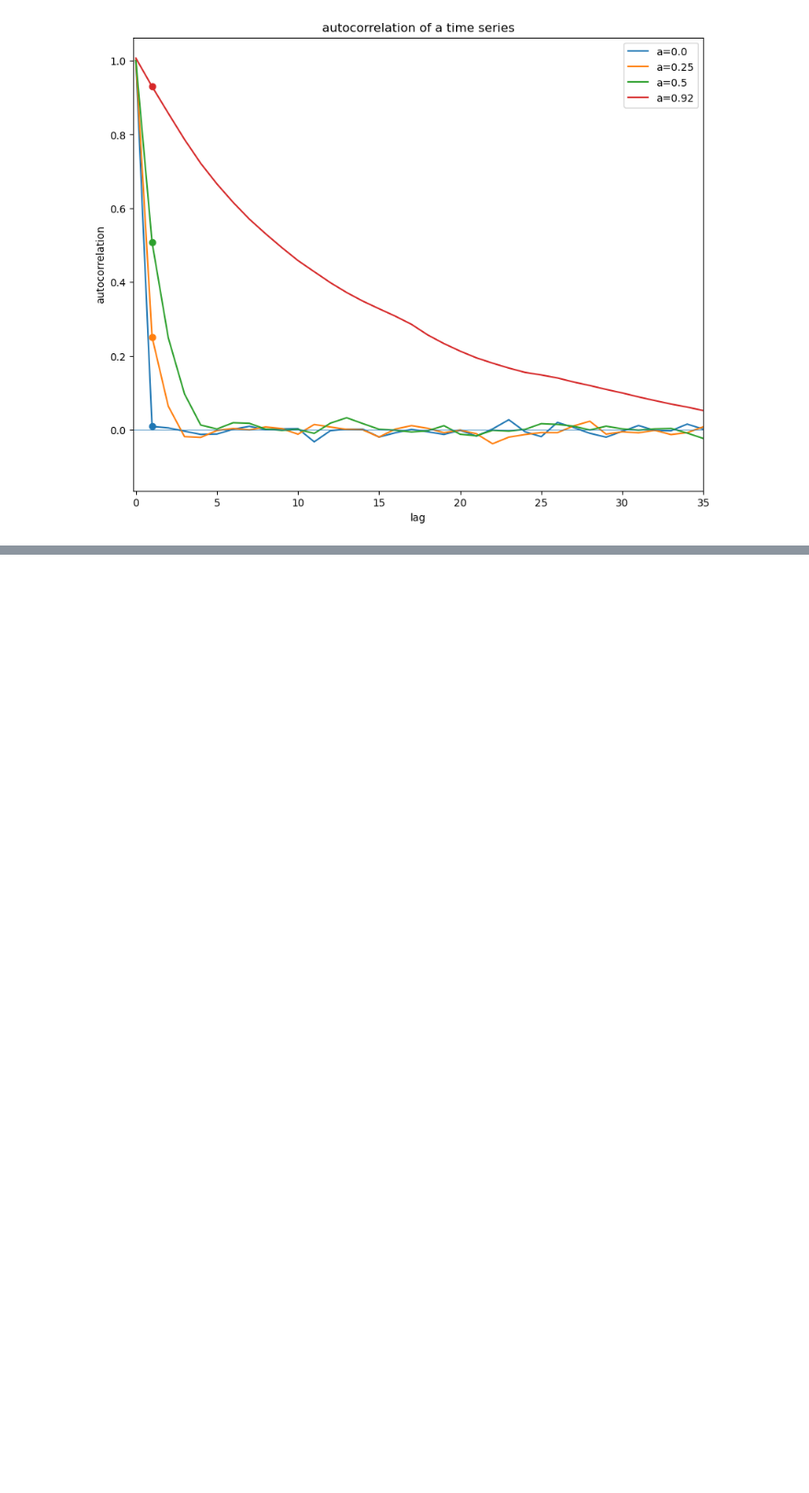
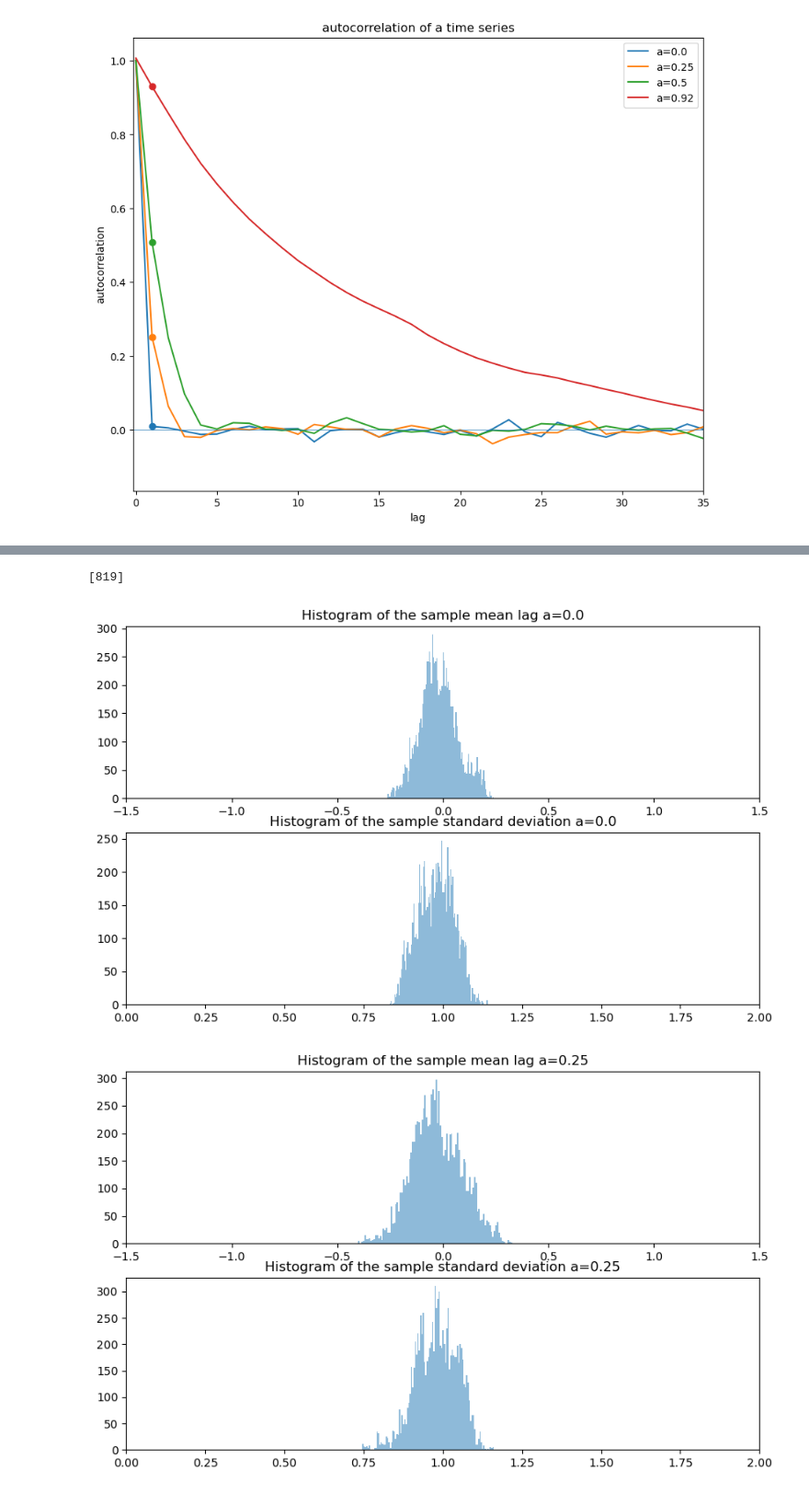
Before and after one commit to masoud-akbarzadeh/Objective_analysis_HW, a Jupyter notebook: hw3_Obj_A/hw3_pr1_obj_a.ipynb, the cells around one changed output, grey strips where cells are left out. Shown at 92% size. Saved outputs shown, nothing was run; the diff lists cells and outputs as text; code cells hidden in the pictures; blank space fills up the shorter version.

```diff
--- a/hw3_Obj_A/hw3_pr1_obj_a.ipynb
+++ b/hw3_Obj_A/hw3_pr1_obj_a.ipynb
@@ -114,11 +133,26 @@ plt.show()
 # %%
-sample_length = 100
-sampling_iter = 1000
+sample_length:int = 100
+sampling_iter:int = 10000
+# %%
+random_index = np.random.randint(0, series_length-sample_length, size=1)
+print(random_index)
+# %% [output]
+[819]
 # %%
-# Resample the time series using the function
+# Resample the time series to calculate the mean and standard deviation for consecutive values of a with the length of the sample length
+
 T_mean = np.empty((len(auto_vec), sampling_iter))
 T_std = np.empty((len(auto_vec), sampling_iter))
-for j in np.arange(len(auto_vec)):
-    T_mean[j, :], T_std[j, :] = resample_time_series(T[j, :], sample_length, sampling_iter)
+
+consecutive_samples = np.empty(sample_length)
+for ia, a in enumerate(auto_vec):
+    for j in np.arange(sampling_iter):
+        random_index = np.random.randint(0, series_length-sample_length)
+        consecutive_samples = T[ia, random_index:random_index+sample_length]
+        T_mean[ia, j] = np.nanmean(consecutive_samples)
+        T_std[ia, j] = np.nanstd(consecutive_samples)
+
+# for j in np.arange(len(auto_vec)):
+#     T_mean[j, :], T_std[j, :] = resample_time_series(T[j, :], sample_length, sampling_iter)
 # %%
 # draw a sample of size of consecutive values from the time series
@@ -130,12 +166,16 @@ for i in np.arange(np.size(auto_vec)):
 # %%
 # Plot the histogram of the sample mean and standard deviation for each value of a
 
 for ia, a in enumerate(auto_vec):
     fig, ax = plt.subplots(2, 1, figsize=(10, 6))
-    ax[0].hist(T_mean[ia, :], bins = 20, label=f'a = {a}', alpha=0.5)
+    ax[0].hist(T_mean[ia, :], bins = 100, label=f'a = {a}', alpha=0.5)
     ax[0].set_title(f'Histogram of the sample mean lag a={a}')
-    ax[1].hist(T_std[ia, :], bins = 20, label=f'a = {a}', alpha=0.5)
+    ax[1].hist(T_std[ia, :], bins = 100, label=f'a = {a}', alpha=0.5)
     ax[1].set_title(f'Histogram of the sample standard deviation a={a}')
-    ax[0].set_xlim(-.5, 0.5)
-    ax[1].set_xlim(0.5, 1.5)
+    ax[0].set_xlim(-1.5, 1.5)
+    ax[1].set_xlim(0, 2)
     plt.show()
+    fig.savefig(f'p1_2_hw1_hist_sample_mean_std_T{ia+1}.png')
+# %% [output]
+[figure, added]
+[figure, added]
```
Also changed, not shown: parts of 8 cells of this notebook, 12 other files.
